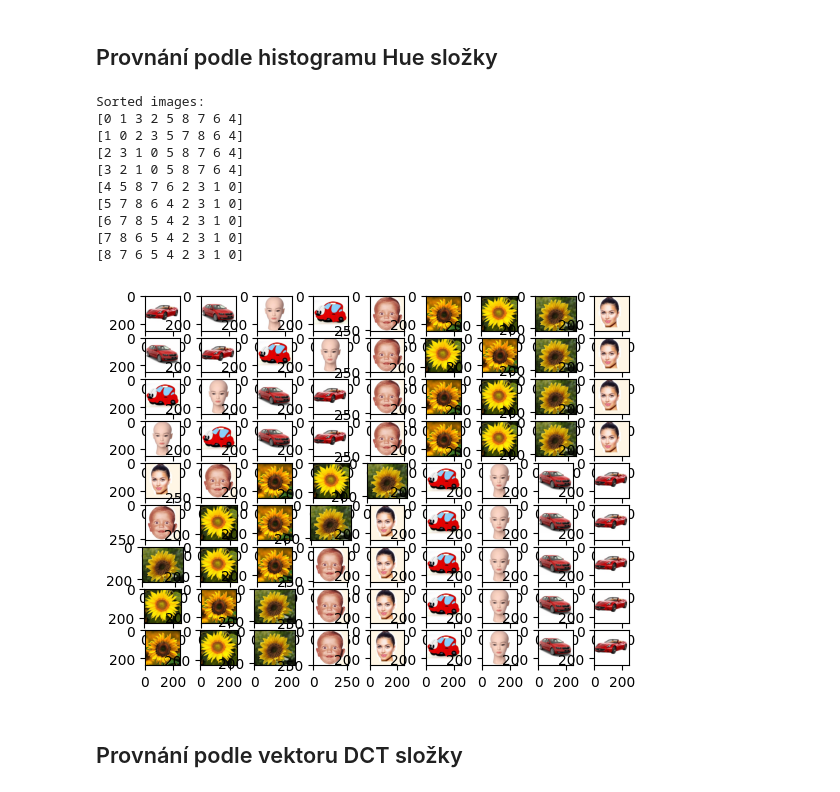
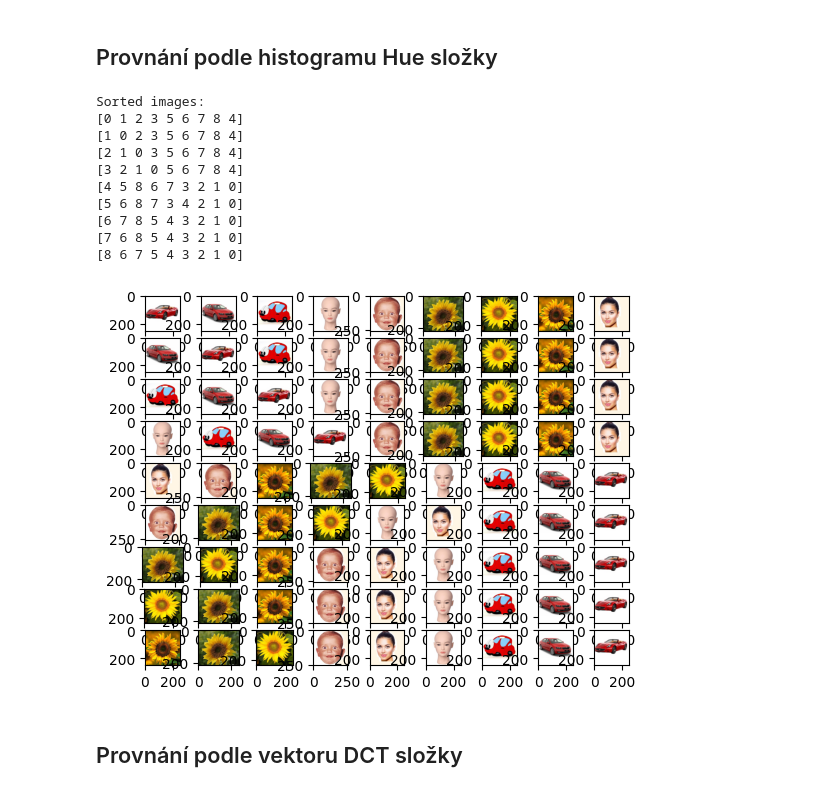
Before and after one commit to TUL-IT-2020/PVI-Pocitacove_videni, a Jupyter notebook: cviceni/cv03/cv03.ipynb, the cells around one changed output. Cells and saved outputs as stored; diff of their text form; code cells hidden in the pictures.

```diff
--- a/cviceni/cv03/cv03.ipynb
+++ b/cviceni/cv03/cv03.ipynb
@@ -170,37 +170,42 @@ Sorted images:
 # %% [markdown]
 ## Provnání podle histogramu Hue složky
 # %%
-histograms = calculate_histogram(convert_images_to_HSW(images))
+HSVs = convert_images_to_HSW(images)
+Hs = []
+for hsv in HSVs:
+    H, S, V = cv2.split(hsv)
+    Hs.append(H)
+histograms = calculate_histogram(Hs)
 
 # show images
 plt.figure()
 print("Sorted images:")
 for i, image in enumerate(images):
     distances = histogram_distances_from(histograms, i)
 
     # sort distances
     sorted_indices = np.argsort(distances)
     print(sorted_indices)
 
     # show images
     for j, img_index in enumerate(sorted_indices):
         plt.subplot(number_of_images, number_of_images,
                     number_of_images*i+j+1)
         plt.imshow(images[img_index])
 
 plt.show()
 # %% [output]
 Sorted images:
-[0 1 3 2 5 8 7 6 4]
-[1 0 2 3 5 7 8 6 4]
-[2 3 1 0 5 8 7 6 4]
-[3 2 1 0 5 8 7 6 4]
-[4 5 8 7 6 2 3 1 0]
-[5 7 8 6 4 2 3 1 0]
-[6 7 8 5 4 2 3 1 0]
-[7 8 6 5 4 2 3 1 0]
-[8 7 6 5 4 2 3 1 0]
+[0 1 2 3 5 6 7 8 4]
+[1 0 2 3 5 6 7 8 4]
+[2 1 0 3 5 6 7 8 4]
+[3 2 1 0 5 6 7 8 4]
+[4 5 8 6 7 3 2 1 0]
+[5 6 8 7 3 4 2 1 0]
+[6 7 8 5 4 3 2 1 0]
+[7 6 8 5 4 3 2 1 0]
+[8 6 7 5 4 3 2 1 0]
-[figure, old version]
+[figure, new version]
 # %% [markdown]
 ## Provnání podle vektoru DCT složky
 # %% [markdown]
```
Also changed, not shown: parts of 5 cells of this notebook.
